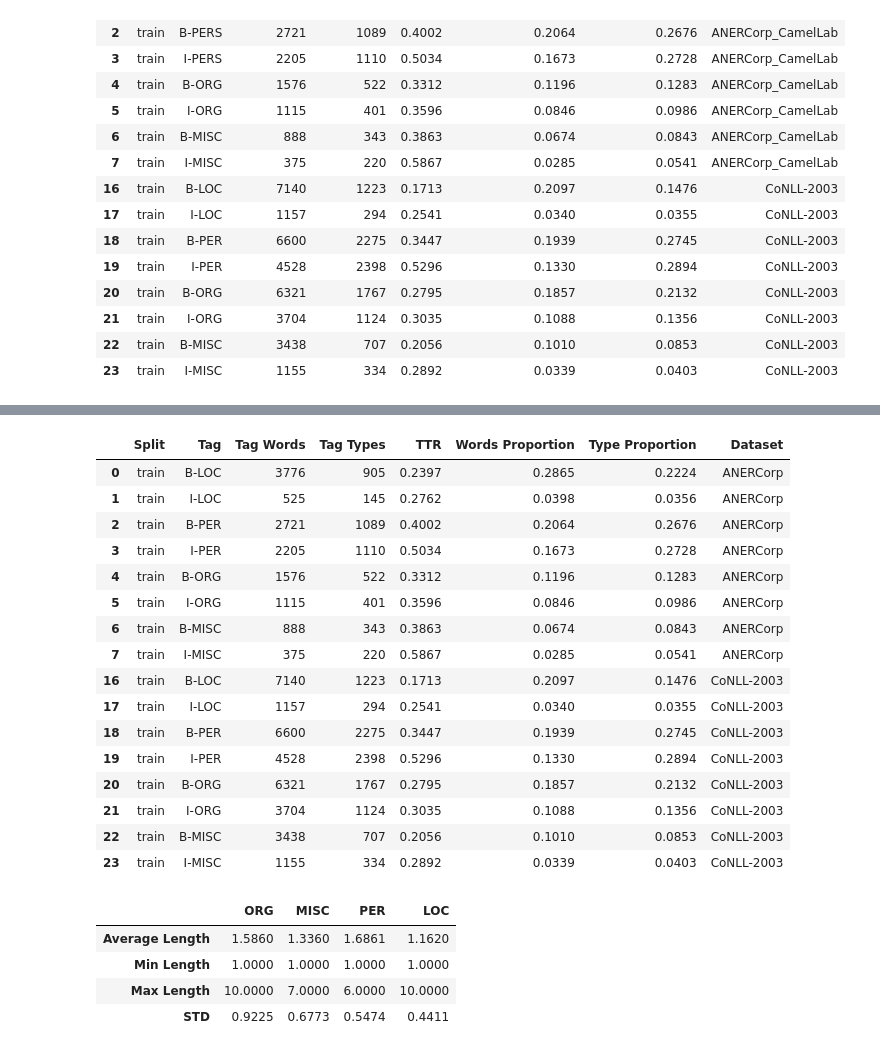
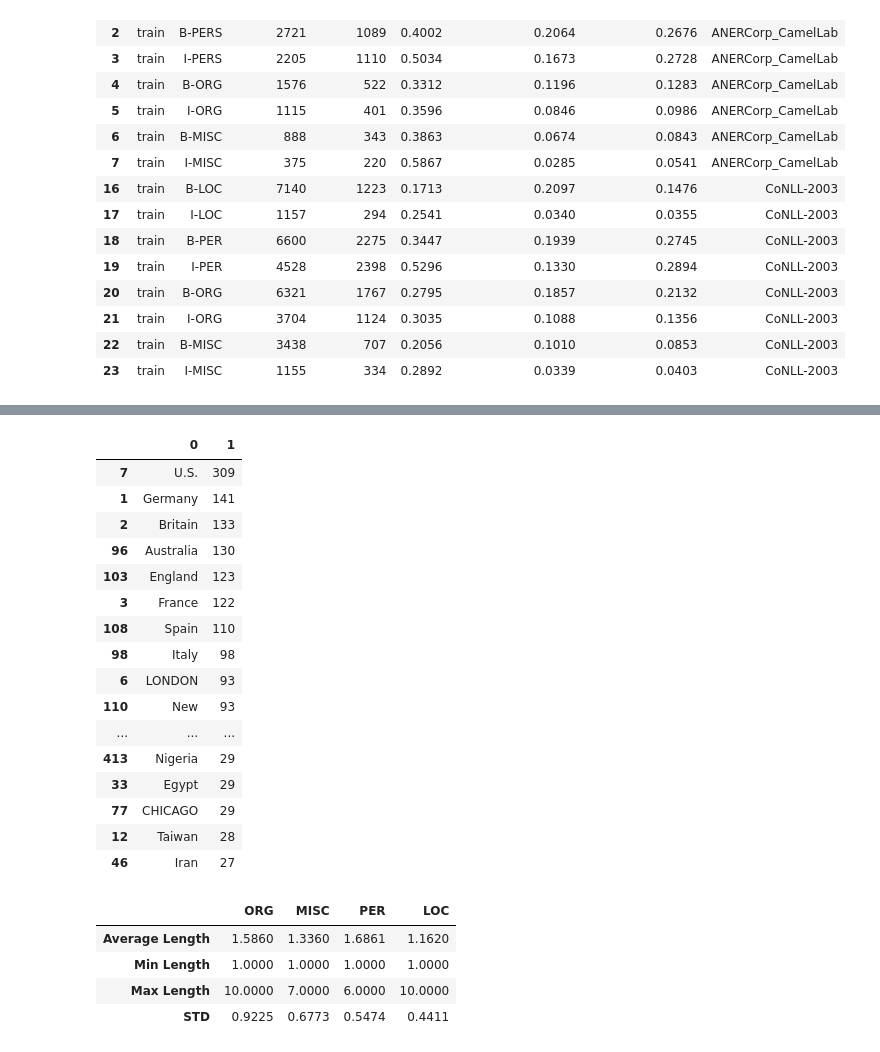
Before and after one commit to ay94/deformar-dashboard, a Jupyter notebook: notebooks/analysis/dataset_characteristics.ipynb, the cells around one changed output, grey strips where cells are left out. Saved outputs shown, nothing was run; the diff lists cells and outputs as text; code cells hidden in the pictures.

```diff
--- a/notebooks/analysis/dataset_characteristics.ipynb
+++ b/notebooks/analysis/dataset_characteristics.ipynb
@@ -681,26 +723,26 @@ fig.update_layout(
     width=1300
 )
 fig.show()
-# %%
-train_split
-# %% [output]
-|  | Split | Tag | Tag Words | Tag Types | TTR | Words Proportion | Type Proportion | Dataset |
-| 0 | train | B-LOC | 3776 | 905 | 0.2397 | 0.2865 | 0.2224 | ANERCorp |
-| 1 | train | I-LOC | 525 | 145 | 0.2762 | 0.0398 | 0.0356 | ANERCorp |
-| 2 | train | B-PER | 2721 | 1089 | 0.4002 | 0.2064 | 0.2676 | ANERCorp |
-| 3 | train | I-PER | 2205 | 1110 | 0.5034 | 0.1673 | 0.2728 | ANERCorp |
-| 4 | train | B-ORG | 1576 | 522 | 0.3312 | 0.1196 | 0.1283 | ANERCorp |
-| 5 | train | I-ORG | 1115 | 401 | 0.3596 | 0.0846 | 0.0986 | ANERCorp |
-| 6 | train | B-MISC | 888 | 343 | 0.3863 | 0.0674 | 0.0843 | ANERCorp |
-| 7 | train | I-MISC | 375 | 220 | 0.5867 | 0.0285 | 0.0541 | ANERCorp |
-| 16 | train | B-LOC | 7140 | 1223 | 0.1713 | 0.2097 | 0.1476 | CoNLL-2003 |
-| 17 | train | I-LOC | 1157 | 294 | 0.2541 | 0.0340 | 0.0355 | CoNLL-2003 |
-| 18 | train | B-PER | 6600 | 2275 | 0.3447 | 0.1939 | 0.2745 | CoNLL-2003 |
-| 19 | train | I-PER | 4528 | 2398 | 0.5296 | 0.1330 | 0.2894 | CoNLL-2003 |
-| 20 | train | B-ORG | 6321 | 1767 | 0.2795 | 0.1857 | 0.2132 | CoNLL-2003 |
-| 21 | train | I-ORG | 3704 | 1124 | 0.3035 | 0.1088 | 0.1356 | CoNLL-2003 |
-| 22 | train | B-MISC | 3438 | 707 | 0.2056 | 0.1010 | 0.0853 | CoNLL-2003 |
-| 23 | train | I-MISC | 1155 | 334 | 0.2892 | 0.0339 | 0.0403 | CoNLL-2003 |
+# %%
+pd.DataFrame(Counter([w for sen in corpora['conll2003']['splits']['train'] for w,t in zip(sen['words'], sen['tags']) if t =='B-LOC']).items()).sort_values(by=1, ascending=False).head(50)
+# %% [output]
+|  | 0 | 1 |
+| 7 | U.S. | 309 |
+| 1 | Germany | 141 |
+| 2 | Britain | 133 |
+| 96 | Australia | 130 |
+| 103 | England | 123 |
+| 3 | France | 122 |
+| 108 | Spain | 110 |
+| 98 | Italy | 98 |
+| 6 | LONDON | 93 |
+| 110 | New | 93 |
+| ... | ... | ... |
+| 413 | Nigeria | 29 |
+| 33 | Egypt | 29 |
+| 77 | CHICAGO | 29 |
+| 12 | Taiwan | 28 |
+| 46 | Iran | 27 |
 # %%
 y_true = [sen['tags'] for sen in corpora['conll2003']['splits']['train']]
 true_entities = get_entities(y_true)
```
Also changed, not shown: parts of 8 cells of this notebook, 3 other files.
